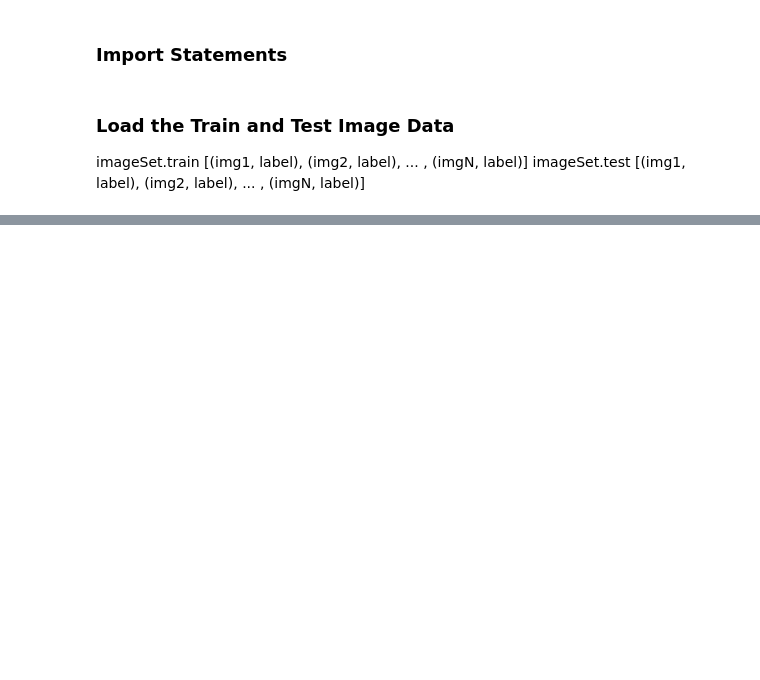
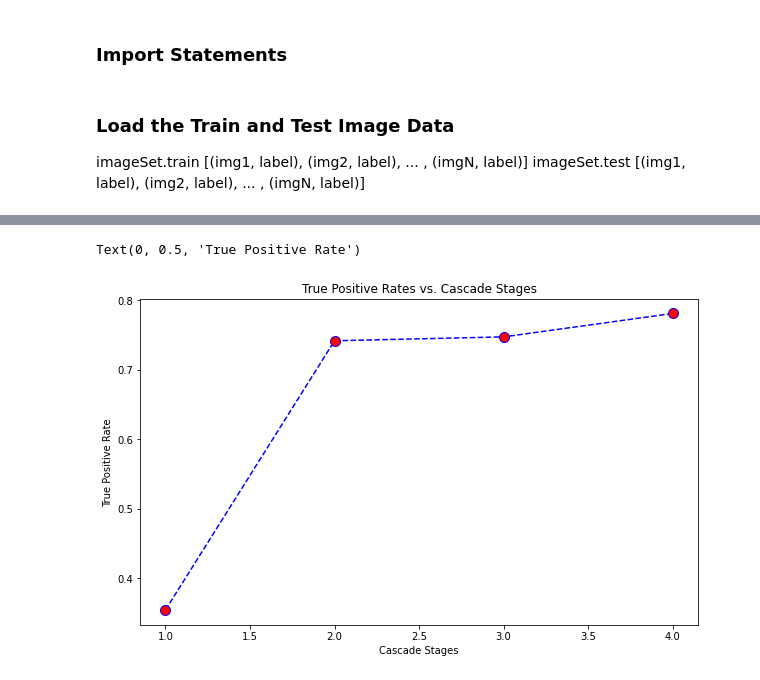
Before and after one commit to wang3450/ECE661, a Jupyter notebook: HW10/task3.ipynb, the cells around one changed output, grey strips where cells are left out. Drawn from its saved outputs; the diff is of its cells as text; code cells hidden in the pictures; blank space fills up the shorter version.

```diff
--- a/HW10/task3.ipynb
+++ b/HW10/task3.ipynb
@@ -66,0 +115,12 @@ False Negative: 0.6295774647887324
+# %%
+plt.figure(figsize =(10, 6))
+plt.plot(range(1, 5), all_FN_rates, color ='blue',
+                linestyle ='dashed', marker ='o',
+         markerfacecolor ='red', markersize = 10)
+
+plt.title('True Positive Rates vs. Cascade Stages')
+plt.xlabel('Cascade Stages')
+plt.ylabel('True Positive Rate')
+# %% [output]
+Text(0, 0.5, 'True Positive Rate')
+[figure, added]
```
Also changed, not shown: parts of 11 cells of this notebook, 4 other files.
